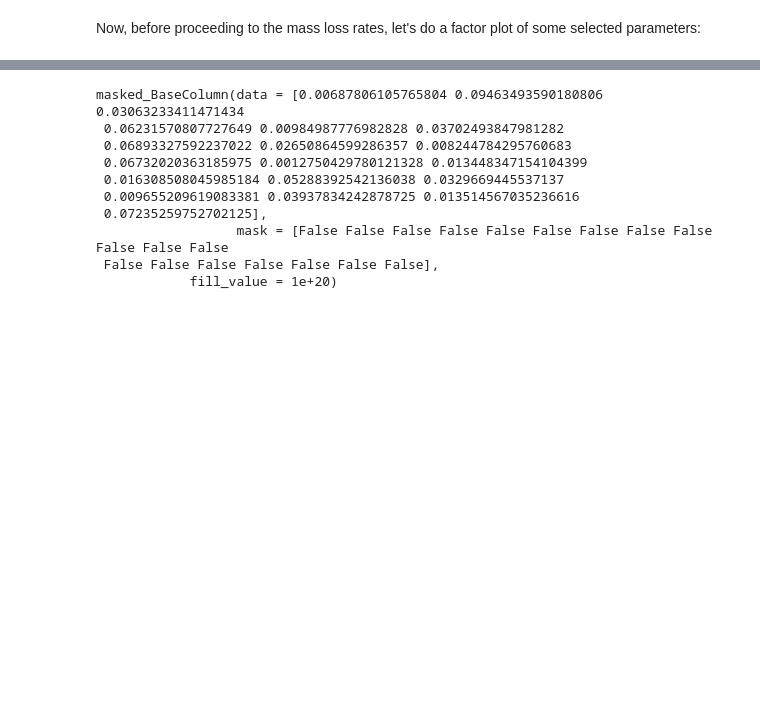
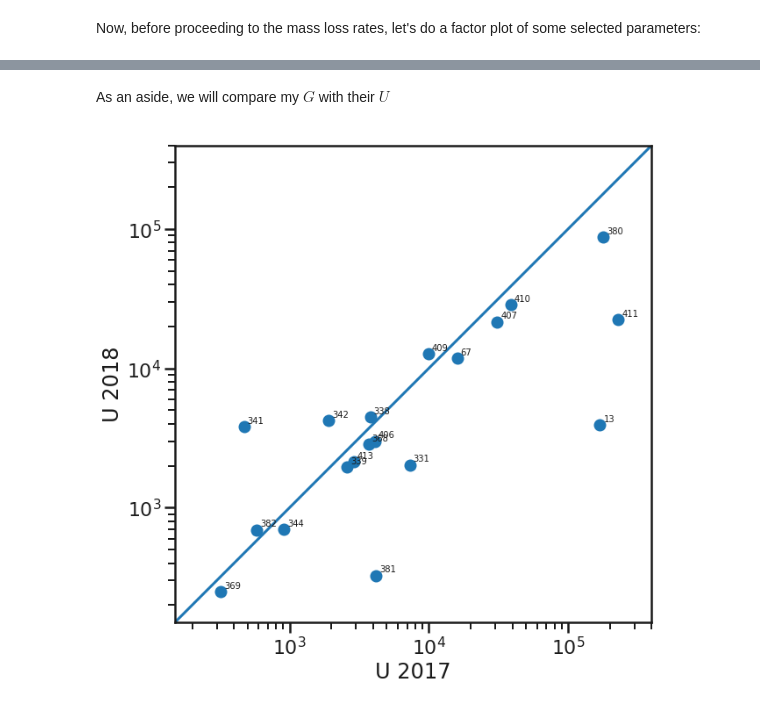
Before and after one commit to div-B-equals-0/dust-wave-case-studies, a Jupyter notebook: Kobulnicky-samples.ipynb, the cells around one changed output, grey strips where cells are left out. Drawn from its saved outputs; the diff is of its cells as text; code cells hidden in the pictures; blank space fills up the shorter version.

```diff
--- a/Kobulnicky-samples.ipynb
+++ b/Kobulnicky-samples.ipynb
@@ -569,13 +594,21 @@ $[20444009,~61595267,~10586562,~23267740,~10176848,~19828465,~22084578,~3641140.
-# %%
-ttt['P_k_shell'].data/ttt['P_k_rad'].data
-# %% [output]
-masked_BaseColumn(data = [0.00687806105765804 0.09463493590180806 0.03063233411471434
- 0.06231570807727649 0.00984987776982828 0.03702493847981282
- 0.06893327592237022 0.02650864599286357 0.008244784295760683
- 0.06732020363185975 0.0012750429780121328 0.013448347154104399
- 0.016308508045985184 0.05288392542136038 0.0329669445537137
- 0.009655209619083381 0.03937834242878725 0.013514567035236616
- 0.07235259752702125],
-                  mask = [False False False False False False False False False False False False
- False False False False False False False],
-            fill_value = 1e+20)
+# %% [markdown]
+As an aside, we will compare my $G$ with their $U$
+# %%
+ttt['G'] = 0.074*200*ttt['L4']/ttt['R0']**2
+ddf = ttt['ID', 'U', 'G'].to_pandas()
+fig, ax = plt.subplots(figsize=(10, 10))
+vmin, vmax = 150, 4e5
+ax.scatter(x='U', y='G', data=ddf)
+ax.plot([vmin, vmax], [vmin, vmax])
+for id_, x, y in zip(ttt['ID'], ttt['U'], ttt['G']):
+    ax.annotate(
+        str(id_), (x, y),
+        xytext=(4,4), textcoords='offset points',
+               )
+ax.set(xscale='log', yscale='log',
+       xlim=[vmin, vmax], ylim=[vmin, vmax],
+       xlabel='U 2017', ylabel='U 2018',
+      )
+ax.set_aspect('equal')
+# %% [output]
+[figure, added]
```
Also changed, not shown: parts of 16 cells of this notebook, 20 other files.
